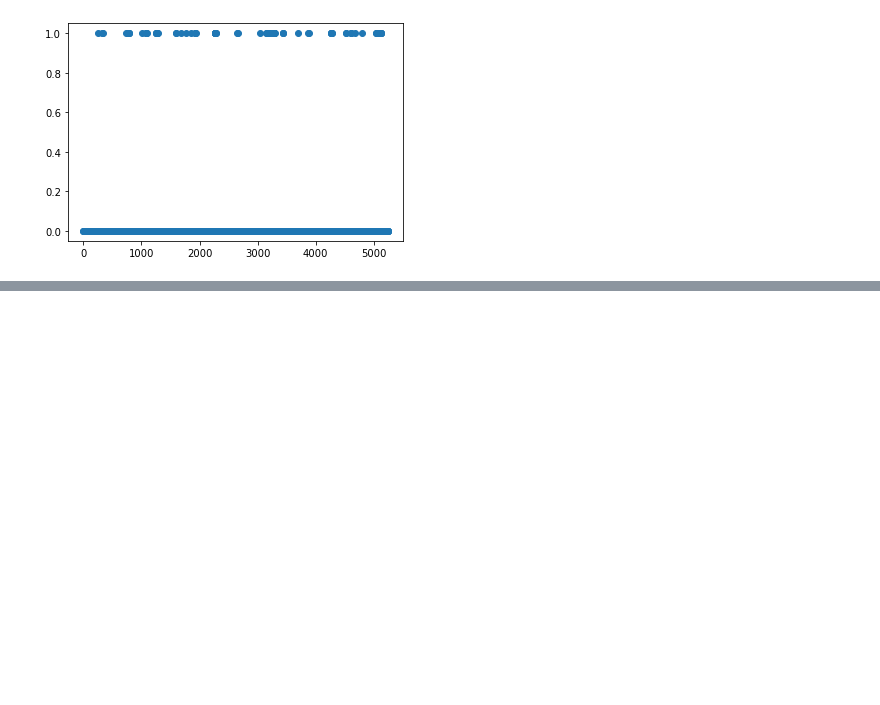
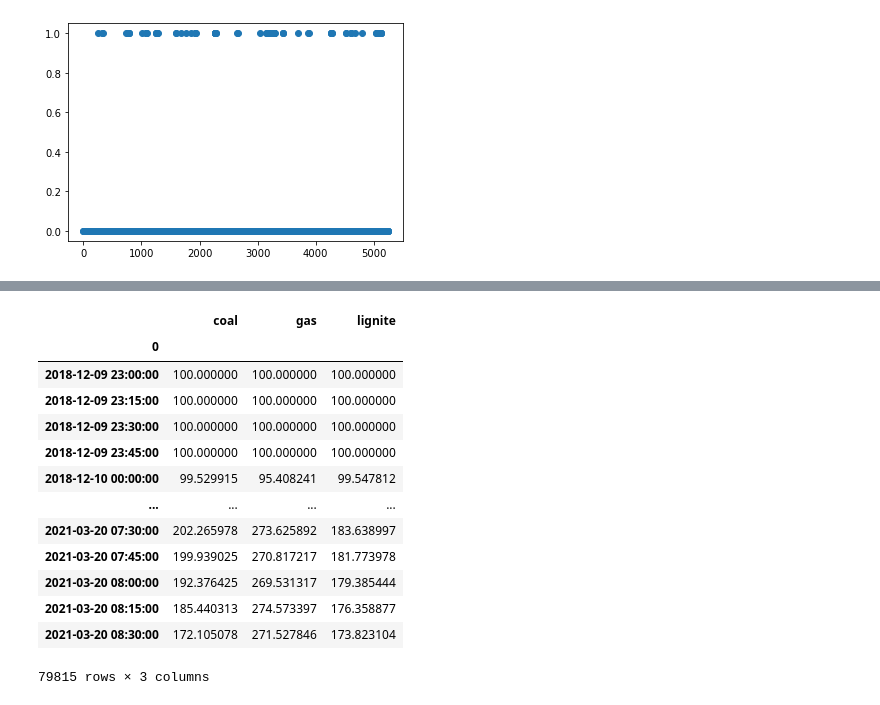
Before and after one commit to Mattiatore/Start_Hack21, a Jupyter notebook: Visualization/visualize.ipynb, the cells around one changed output, grey strips where cells are left out. Cells and saved outputs as stored; diff of their text form; code cells hidden in the pictures; blank space fills up the shorter version.

```diff
--- a/Visualization/visualize.ipynb
+++ b/Visualization/visualize.ipynb
@@ -97,0 +140,18 @@ plt.scatter(range(len(alerts)), alerts)
+# %%
+scaling(data)
+data
+# %% [output]
+|  | coal | gas | lignite |
+| 0 |  |  |  |
+| 2018-12-09 23:00:00 | 100.000000 | 100.000000 | 100.000000 |
+| 2018-12-09 23:15:00 | 100.000000 | 100.000000 | 100.000000 |
+| 2018-12-09 23:30:00 | 100.000000 | 100.000000 | 100.000000 |
+| 2018-12-09 23:45:00 | 100.000000 | 100.000000 | 100.000000 |
+| 2018-12-10 00:00:00 | 99.529915 | 95.408241 | 99.547812 |
+| ... | ... | ... | ... |
+| 2021-03-20 07:30:00 | 202.265978 | 273.625892 | 183.638997 |
+| 2021-03-20 07:45:00 | 199.939025 | 270.817217 | 181.773978 |
+| 2021-03-20 08:00:00 | 192.376425 | 269.531317 | 179.385444 |
+| 2021-03-20 08:15:00 | 185.440313 | 274.573397 | 176.358877 |
+| 2021-03-20 08:30:00 | 172.105078 | 271.527846 | 173.823104 |
+79815 rows × 3 columns
```
Also changed, not shown: parts of 13 cells of this notebook, 1 other file.
